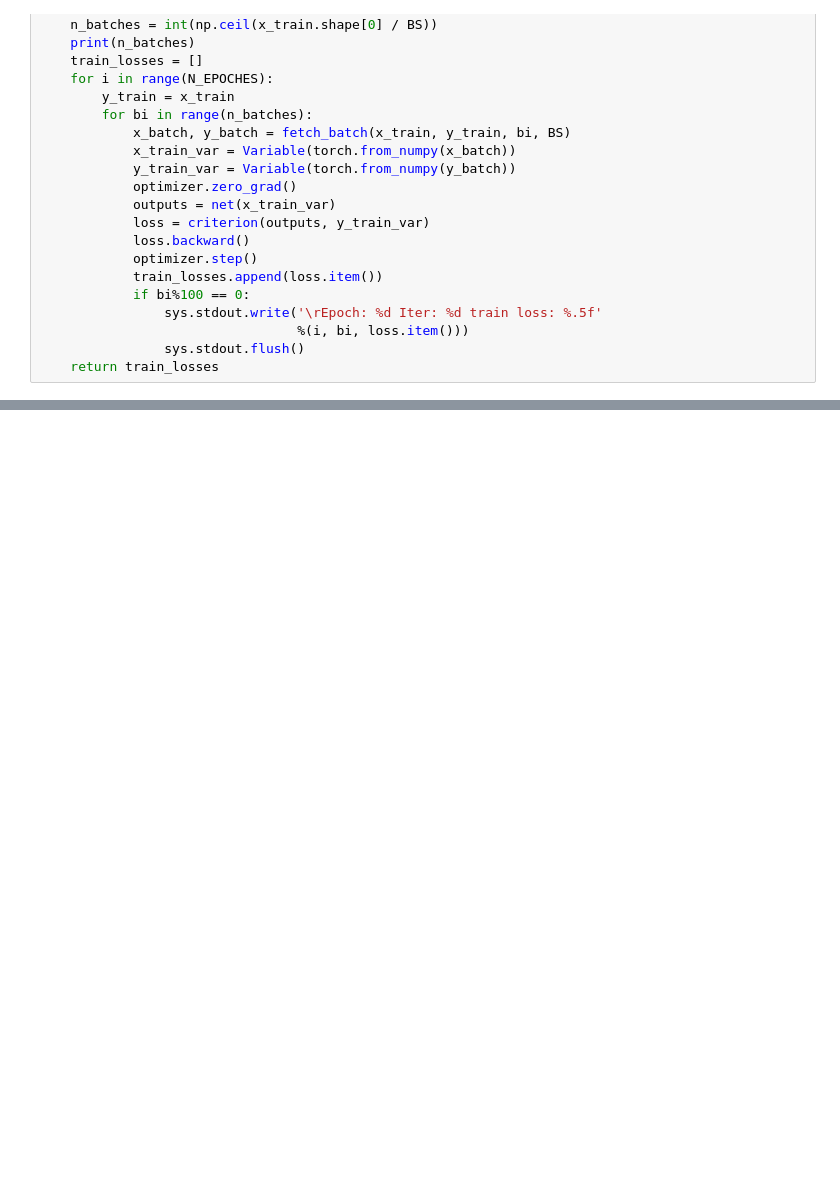
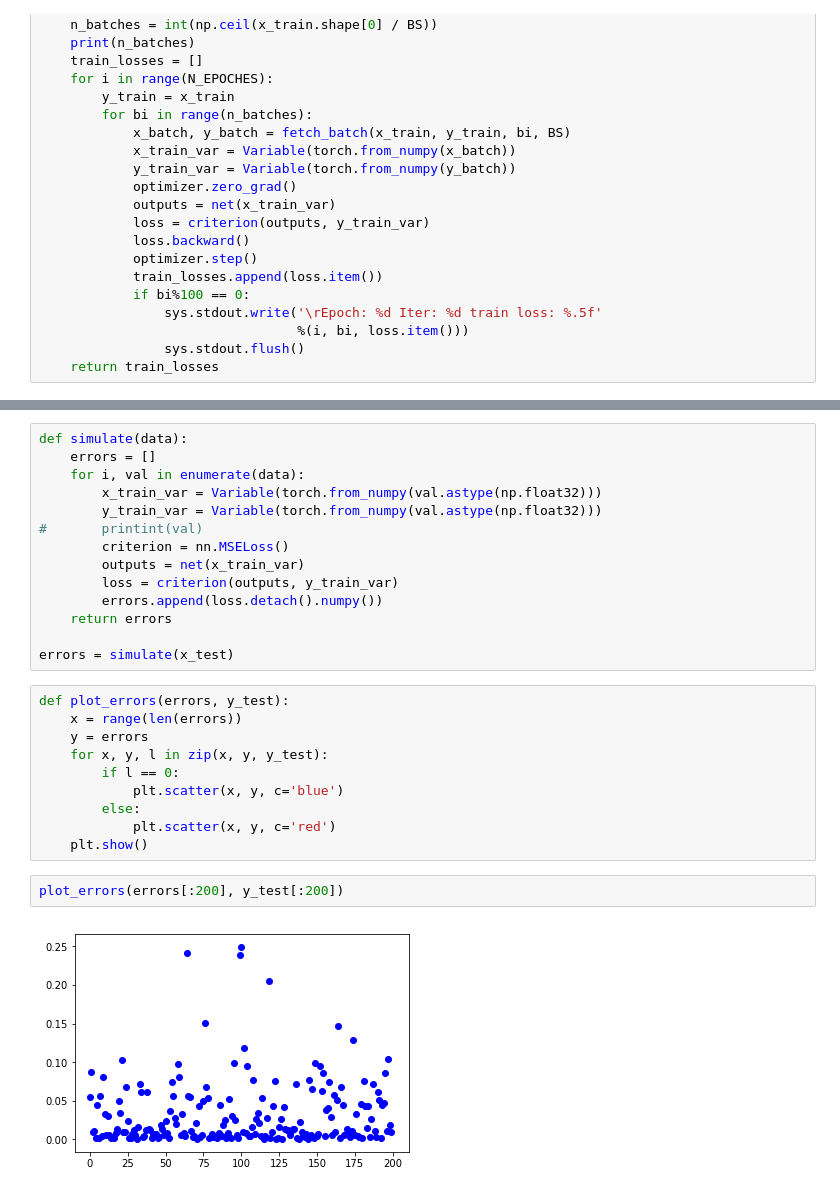
Before and after one commit to MoonL1ght/ML-Things, a Jupyter notebook: DS/autoencoder/autoenc_pytorch_test.ipynb, the cells around one changed output, grey strips where cells are left out. Saved outputs shown, nothing was run; the diff lists cells and outputs as text; blank space fills up the shorter version.

```diff
--- a/DS/autoencoder/autoenc_pytorch_test.ipynb
+++ b/DS/autoencoder/autoenc_pytorch_test.ipynb
@@ -121,0 +127,28 @@ Epoch: 49 Iter: 0 train loss: 0.00290
+# %%
+def simulate(data):
+    errors = []
+    for i, val in enumerate(data):
+        x_train_var = Variable(torch.from_numpy(val.astype(np.float32)))
+        y_train_var = Variable(torch.from_numpy(val.astype(np.float32)))
+#       printint(val)
+        criterion = nn.MSELoss()
+        outputs = net(x_train_var)
+        loss = criterion(outputs, y_train_var)
+        errors.append(loss.detach().numpy())
+    return errors
+
+errors = simulate(x_test)
+# %%
+def plot_errors(errors, y_test):
+    x = range(len(errors))
+    y = errors
+    for x, y, l in zip(x, y, y_test):
+        if l == 0:
+            plt.scatter(x, y, c='blue')
+        else:
+            plt.scatter(x, y, c='red')
+    plt.show()
+# %%
+plot_errors(errors[:200], y_test[:200])
+# %% [output]
+[figure, added]
```
Also changed, not shown: parts of 17 cells of this notebook, 2 other files.
